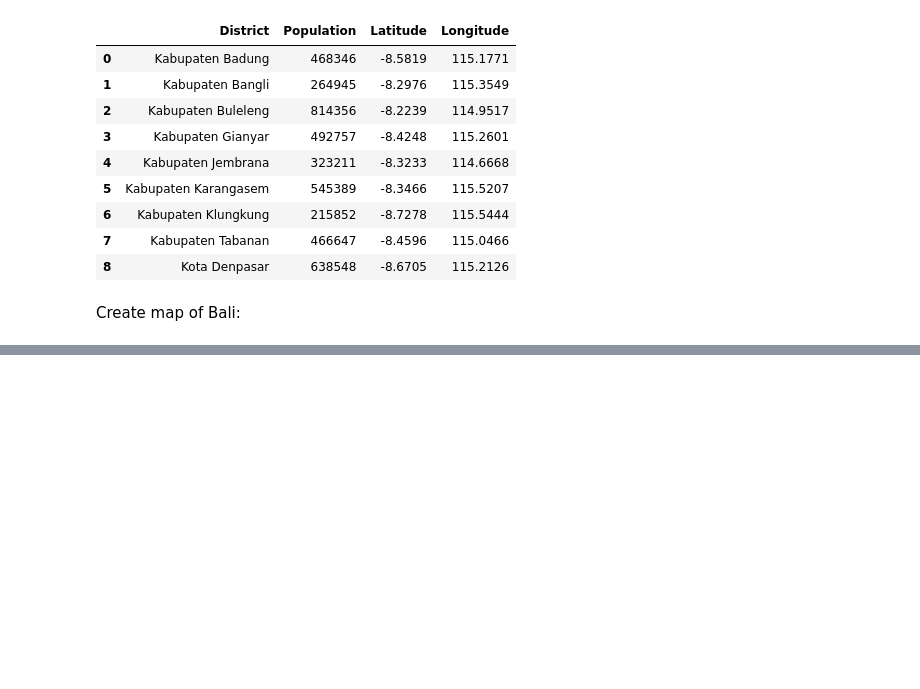
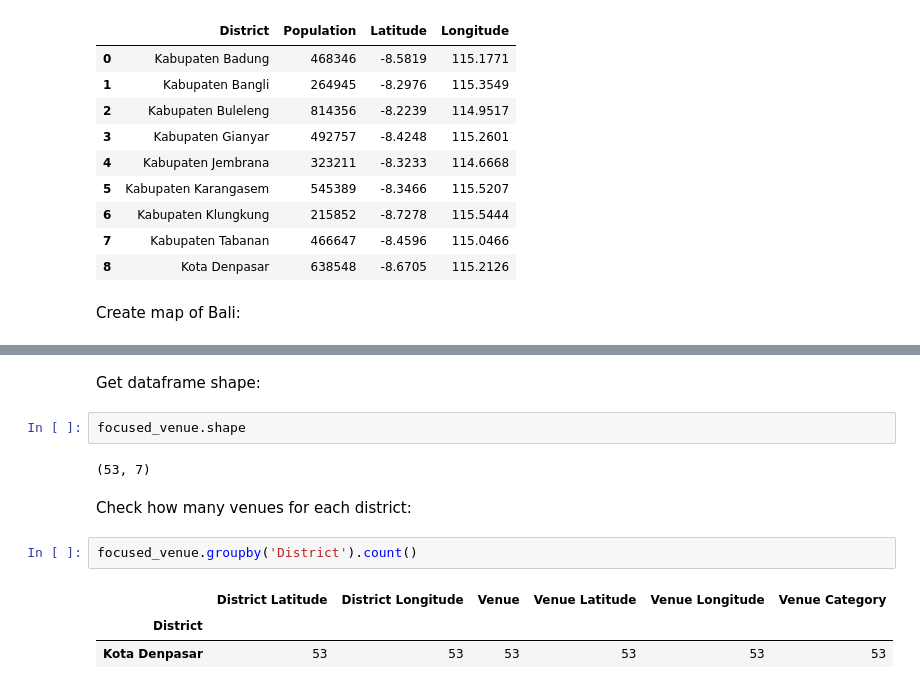
Before and after one commit to bluearticuno/Coursera_Capstone, a Jupyter notebook: Capstone-business_prospect_in_Bali.ipynb, the cells around one changed output, grey strips where cells are left out. Cells and saved outputs as stored; diff of their text form; blank space fills up the shorter version.

```diff
--- a/Capstone-business_prospect_in_Bali.ipynb
+++ b/Capstone-business_prospect_in_Bali.ipynb
@@ -204,0 +373,14 @@ plt.show()
+# %% [markdown]
+Get dataframe shape:
+# %%
+focused_venue.shape
+# %% [output]
+(53, 7)
+# %% [markdown]
+Check how many venues for each district:
+# %%
+focused_venue.groupby('District').count()
+# %% [output]
+|  | District Latitude | District Longitude | Venue | Venue Latitude | Venue Longitude | Venue Category |
+| District |  |  |  |  |  |  |
+| Kota Denpasar | 53 | 53 | 53 | 53 | 53 | 53 |
```
Also changed, not shown: parts of 25 cells of this notebook.
